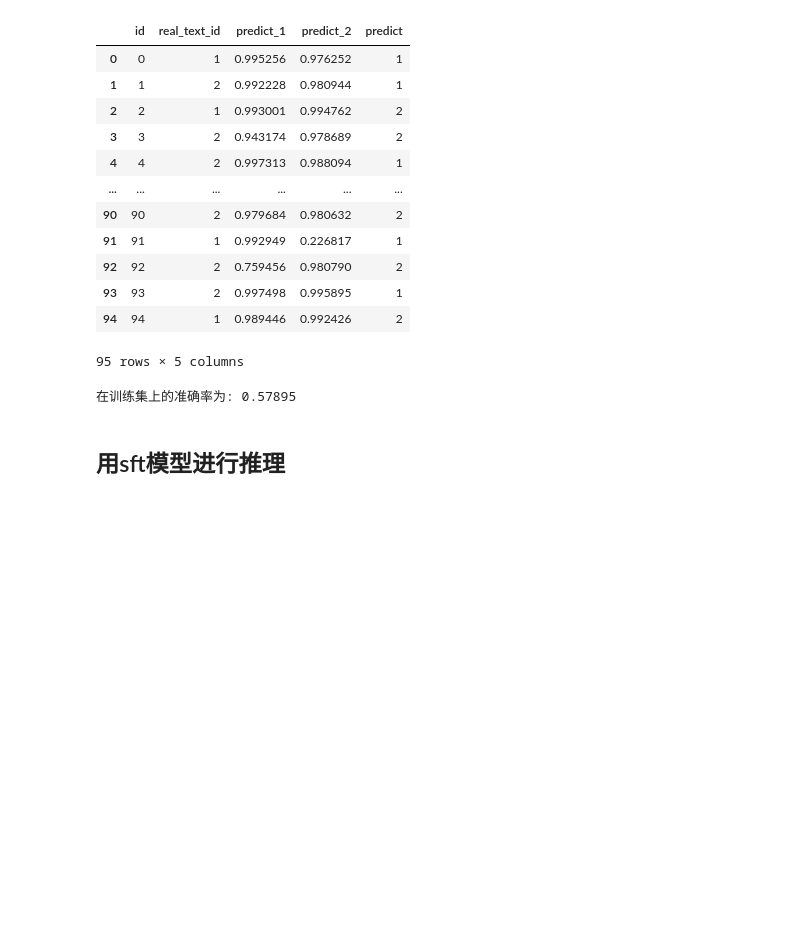
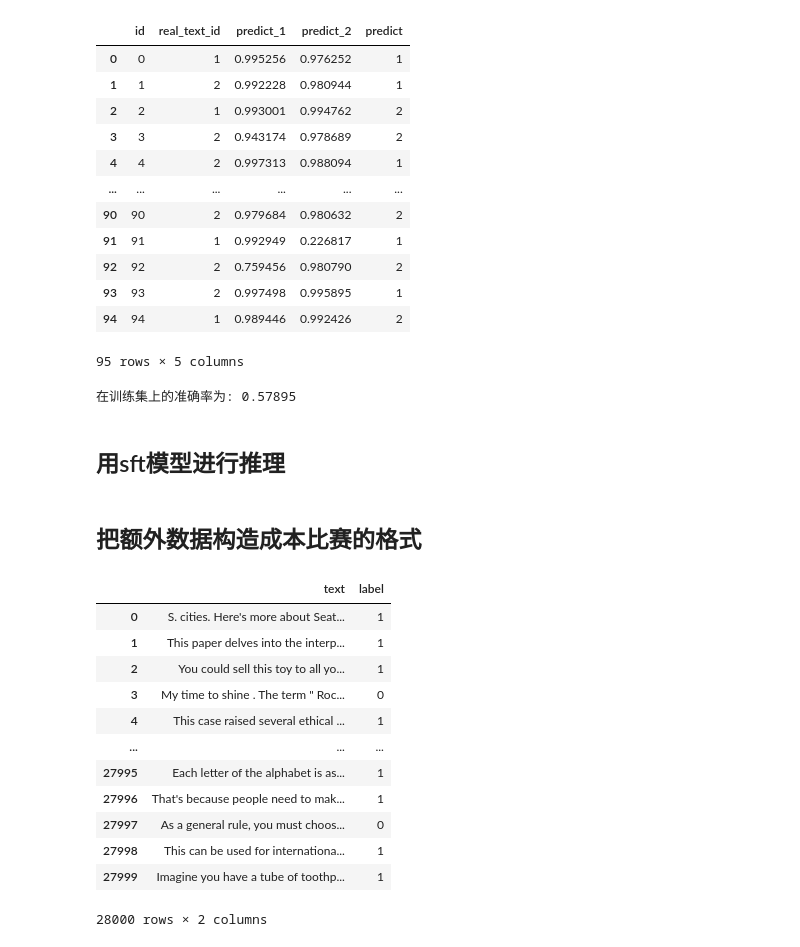
Before and after one commit to zhangdw156/fake-or-real, a Jupyter notebook: research.ipynb, the cells around one changed output. Cells and saved outputs as stored; diff of their text form; code cells hidden in the pictures; blank space fills up the shorter version.

```diff
--- a/research.ipynb
+++ b/research.ipynb
@@ -516,3 +516,5 @@ print(f"在训练集上的准确率为: {accuracy:.5f}")
 在训练集上的准确率为: 0.57895
 # %% [markdown]
 ## 用sft模型进行推理
+# %% [markdown]
+## 把额外数据构造成本比赛的格式
@@ -518,0 +525,2 @@ print(f"在训练集上的准确率为: {accuracy:.5f}")
+# %%
+extra_path='data/extra_train.jsonl'
@@ -518,0 +529,16 @@ print(f"在训练集上的准确率为: {accuracy:.5f}")
+# %%
+extra_data
+# %% [output]
+|  | text | label |
+| 0 | S. cities. Here's more about Seat... | 1 |
+| 1 | This paper delves into the interp... | 1 |
+| 2 | You could sell this toy to all yo... | 1 |
+| 3 | My time to shine . The term " Roc... | 0 |
+| 4 | This case raised several ethical ... | 1 |
+| ... | ... | ... |
+| 27995 | Each letter of the alphabet is as... | 1 |
+| 27996 | That's because people need to mak... | 1 |
+| 27997 | As a general rule, you must choos... | 0 |
+| 27998 | This can be used for internationa... | 1 |
+| 27999 | Imagine you have a tube of toothp... | 1 |
+28000 rows × 2 columns
```
Also changed, not shown: parts of 17 cells of this notebook, 18 other files.
